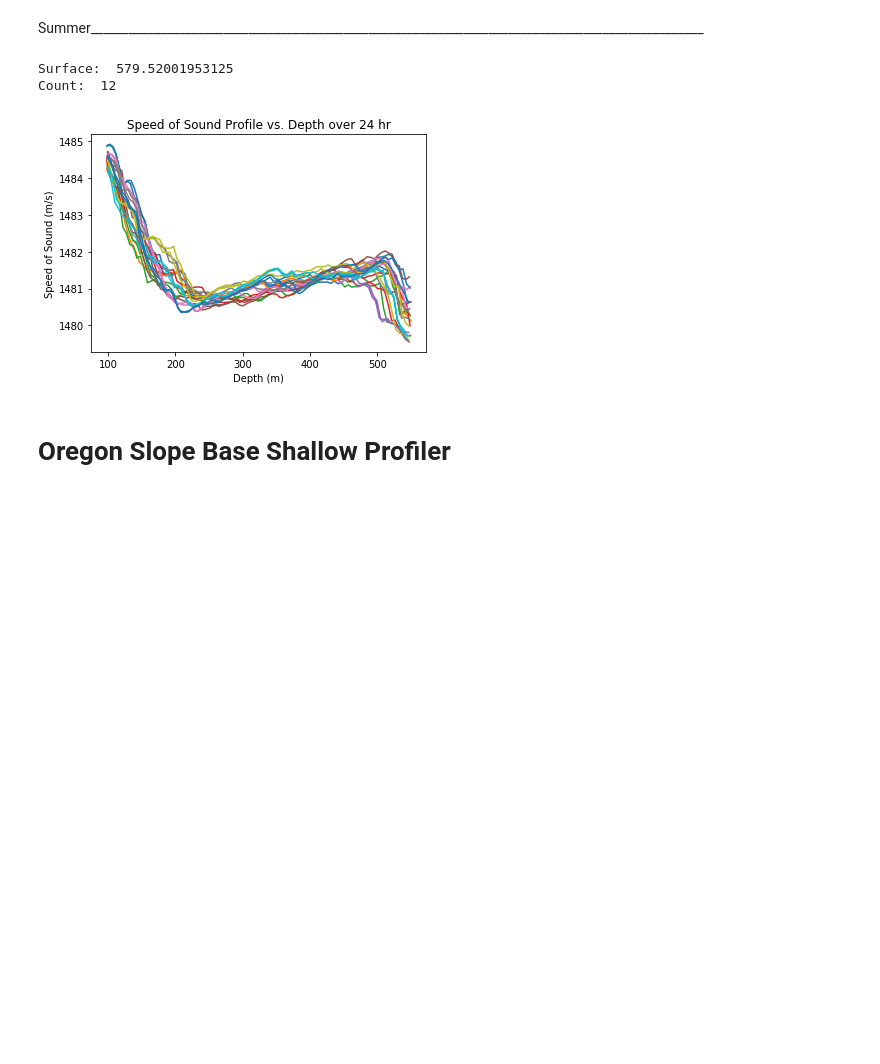
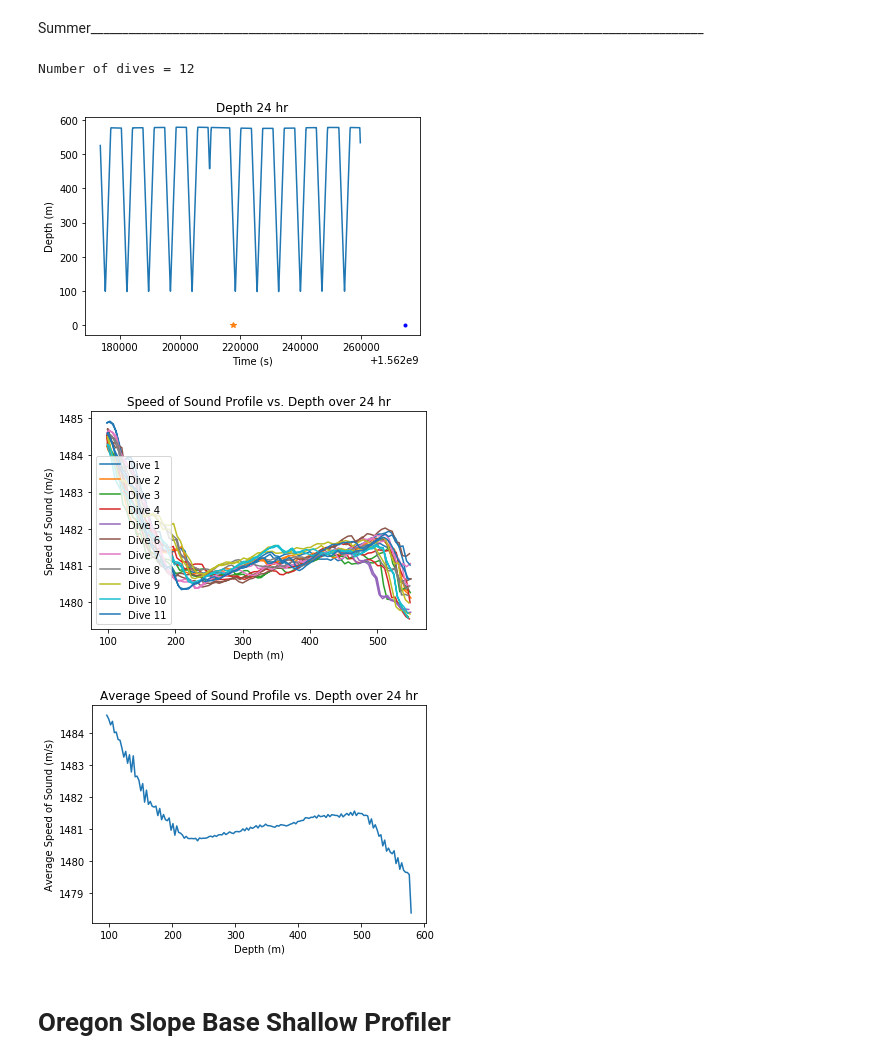
Before and after one commit to shamgold/Project1, a Jupyter notebook: Project 1.ipynb, the cells around one changed output. Cells and saved outputs as stored; diff of their text form; code cells hidden in the pictures; blank space fills up the shorter version.

```diff
--- a/Project 1.ipynb
+++ b/Project 1.ipynb
@@ -253,11 +261,12 @@ Count:  2
 # %% [markdown]
 Summer_________________________________________________________________________________________________
 # %%
-dataAnalysis("https://ooinet.oceanobservatories.org/api/m2m/12576/sensor/inv/CE04OSPD/DP01B/01-CTDPFL105/recovered_wfp/dpc_ctd_instrument_recovered?beginDT=2019-07-04T00:04:46.000Z&endDT=2019-07-05T00:04:46.000Z&limit=1000&parameters=13,2,6,7", 'temp', 'pressure', 'practical_salinity', 'time')
+dataAnalysis("https://ooinet.oceanobservatories.org/api/m2m/12576/sensor/inv/CE04OSPD/DP01B/01-CTDPFL105/recovered_wfp/dpc_ctd_instrument_recovered?beginDT=2019-07-04T00:04:46.000Z&endDT=2019-07-05T00:04:46.000Z&limit=1000&parameters=13,2,6,7", 'temp', 'pressure', 'practical_salinity', 'time', 2019, 7, 4, 21, 10, 4, 5, 17)
 # %% [output]
-Surface:  579.52001953125
-Count:  12
+Number of dives = 12
-[figure, old version]
+[figure, new version]
+[figure, added]
+[figure, added]
 # %% [markdown]
 # Oregon Slope Base Shallow Profiler
 # %% [markdown]
```
Also changed, not shown: parts of 15 cells of this notebook.
